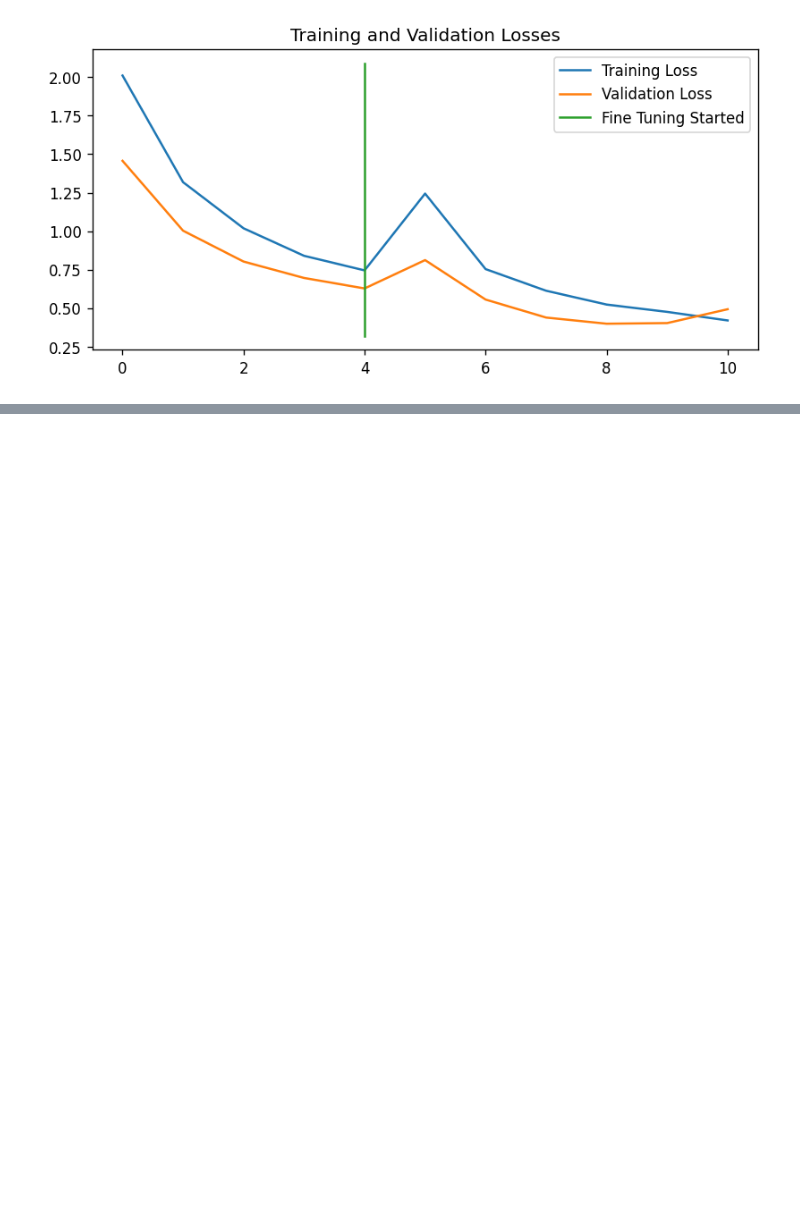
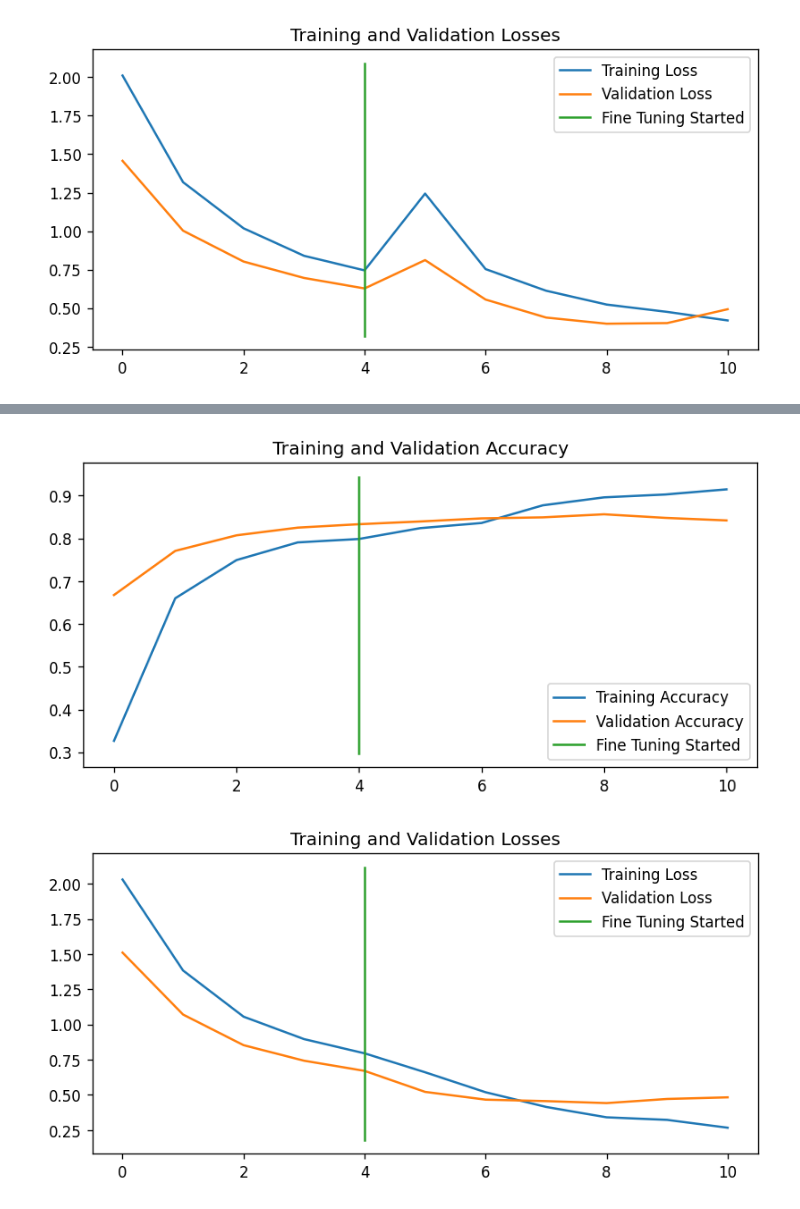
Before and after one commit to kshipra-jadav/ztm-dl, a Jupyter notebook: Transfer_Learning_with_TensorFlow_(Part_2)_ZTM.ipynb, the cells around one changed output, grey strips where cells are left out. Saved outputs shown, nothing was run; the diff lists cells and outputs as text; code cells hidden in the pictures; blank space fills up the shorter version.

```diff
--- a/Transfer_Learning_with_TensorFlow_(Part_2)_ZTM.ipynb
+++ b/Transfer_Learning_with_TensorFlow_(Part_2)_ZTM.ipynb
@@ -839,0 +1168,8 @@ compare_histories(model_2_history, model_2_history_fine_100pc)
+# %%
+model_3.set_weights(model_1.get_weights())
+# %%
+model_3.compile(loss="categorical_crossentropy",
+                optimizer="adam",
+                metrics=["accuracy"])
+
+model_3.evaluate(test_data_10pc)
@@ -839,0 +1179,5 @@ compare_histories(model_2_history, model_2_history_fine_100pc)
+# %%
+model_3.layers[2].trainable = True
+
+for layer in model_3.layers[2].layers[:-30]:
+  layer.trainable = False
@@ -839,0 +1209,11 @@ compare_histories(model_2_history, model_2_history_fine_100pc)
+# %%
+from tensorflow.keras.optimizers import Adam
+
+model_3.compile(optimizer=Adam(learning_rate=0.0001),
+                loss="categorical_crossentropy",
+                metrics=["accuracy"])
+
+model_3_history = model_3.fit(train_data_10pc,
+                              validation_data=test_data_10pc,
+                              epochs=len(model_1_history.epoch) + 5,
+                              initial_epoch=model_1_history.epoch[-1])
@@ -839,0 +1233,5 @@ compare_histories(model_2_history, model_2_history_fine_100pc)
+# %%
+compare_histories(model_1_history, model_3_history)
+# %% [output]
+[figure, added]
+[figure, added]
```
Also changed, not shown: parts of 39 cells of this notebook.
